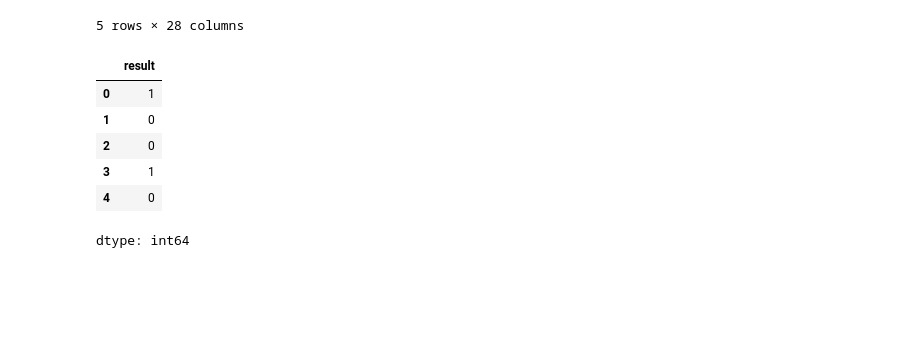
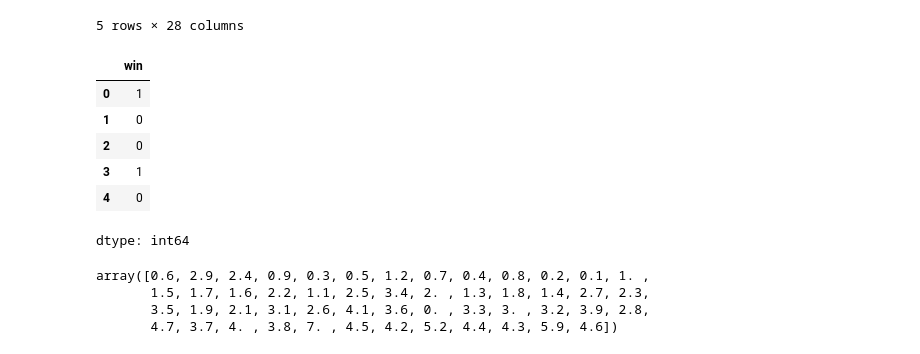
Before and after one commit to michaeledge27/CSCI290, a Jupyter notebook: notebooks/premierLeagueProject.ipynb, the cells around one changed output. Drawn from its saved outputs; the diff is of its cells as text; code cells hidden in the pictures; blank space fills up the shorter version.

```diff
--- a/notebooks/premierLeagueProject.ipynb
+++ b/notebooks/premierLeagueProject.ipynb
@@ -17,10 +18,11 @@ df.head()
 | 4 | 7 | 2020-10-24 | 12:30 (13:30) | Premier League | Matchweek 6 | Sat | Away | D | 1 | 1 | ... | ... |
 5 rows × 28 columns
 # %%
-df2 = (df['result']=='W') * 1
-df2.head()
+
+df['win'] = (df['result']=='W') * 1
+df['win'].head()
 # %% [output]
-|  | result |
+|  | win |
 | 0 | 1 |
 | 1 | 0 |
 | 2 | 0 |
@@ -60,0 +66,8 @@ def Attribute_selection_method(dataFrame, target, measure):
+# %%
+vals = df[attribute].unique()
+vals
+# %% [output]
+array([0.6, 2.9, 2.4, 0.9, 0.3, 0.5, 1.2, 0.7, 0.4, 0.8, 0.2, 0.1, 1. ,
+       1.5, 1.7, 1.6, 2.2, 1.1, 2.5, 3.4, 2. , 1.3, 1.8, 1.4, 2.7, 2.3,
+       3.5, 1.9, 2.1, 3.1, 2.6, 4.1, 3.6, 0. , 3.3, 3. , 3.2, 3.9, 2.8,
+       4.7, 3.7, 4. , 3.8, 7. , 4.5, 4.2, 5.2, 4.4, 4.3, 5.9, 4.6])
```
Also changed, not shown: parts of 23 cells of this notebook.
